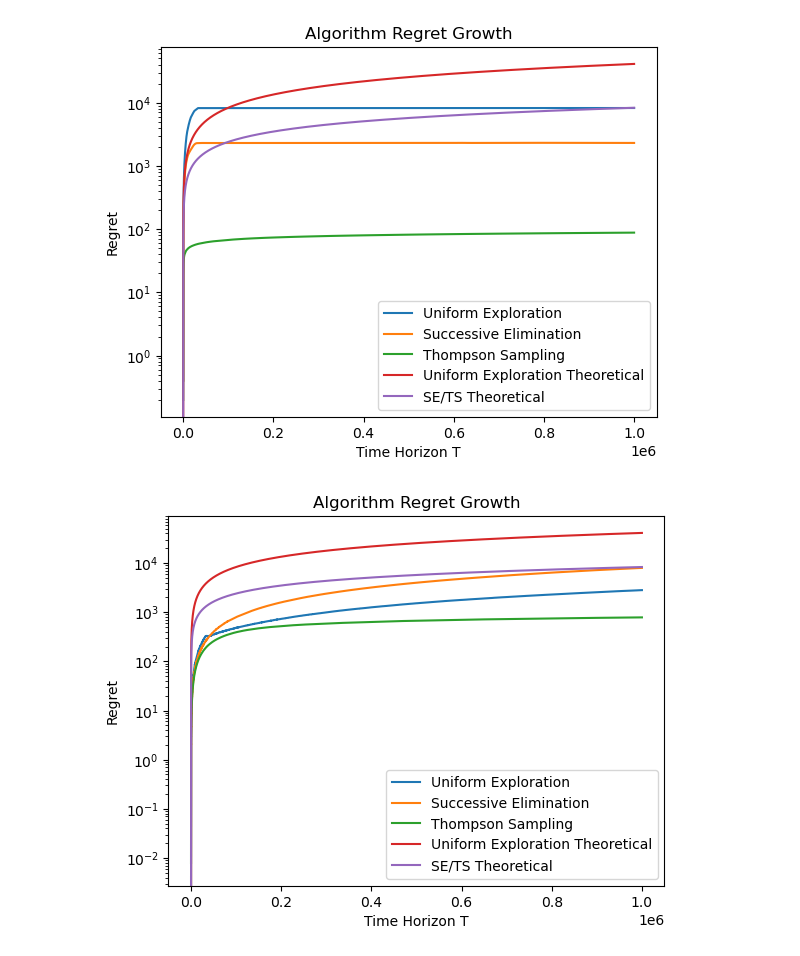
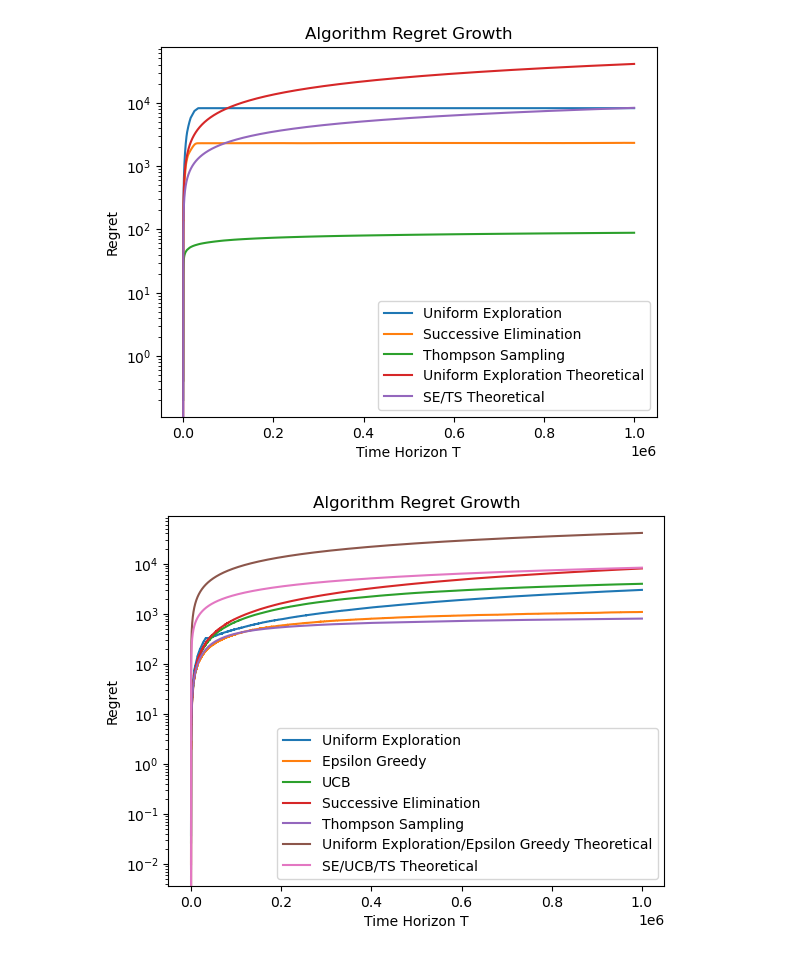
Before and after one commit to robert-zhang28/Multi-Armed-Bandits, a Jupyter notebook: algorithm_analysis.ipynb, the cells around one changed output. Saved outputs shown, nothing was run; the diff lists cells and outputs as text; code cells hidden in the pictures.

```diff
--- a/algorithm_analysis.ipynb
+++ b/algorithm_analysis.ipynb
@@ -918,33 +918,33 @@ def plot_regret_for_three(mu, T_max=1_000_000, title_prefix="Algorithm"):
     plt.plot(time_horizons, regret_curve_uniform_exploration,
              label="Uniform Exploration")
 
     plt.plot(time_horizons, regret_curve_epislon_greedy,
-             label="Uniform Exploration")
+             label="Epsilon Greedy")
 
     plt.plot(time_horizons, regret_curve_ucb,
-             label="Uniform Exploration")
+             label="UCB")
 
     plt.plot(time_horizons, regret_curve_successive_elimination,
              label="Successive Elimination")
 
     plt.plot(time_horizons, regret_curve_thompson_sampling_beta_bernoulli,
              label="Thompson Sampling")
 
     plt.plot(time_horizons, theoretical_expected_regret_uniform_exp, label="Uniform Exploration/Epsilon Greedy Theoretical")
 
     plt.plot(time_horizons, theoretical_log_bound, label="SE/UCB/TS Theoretical")
 
 
     plt.yscale("log")
 
     plt.xlabel("Time Horizon T")
     plt.ylabel("Regret")
     plt.legend()
     plt.title(f"{title_prefix} Regret Growth")
     plt.show()
 
 
 # usage
 plot_regret_for_three(mu)
 # %% [output]
-[figure, old version]
+[figure, new version]
```
Also changed, not shown: parts of 11 cells of this notebook.
